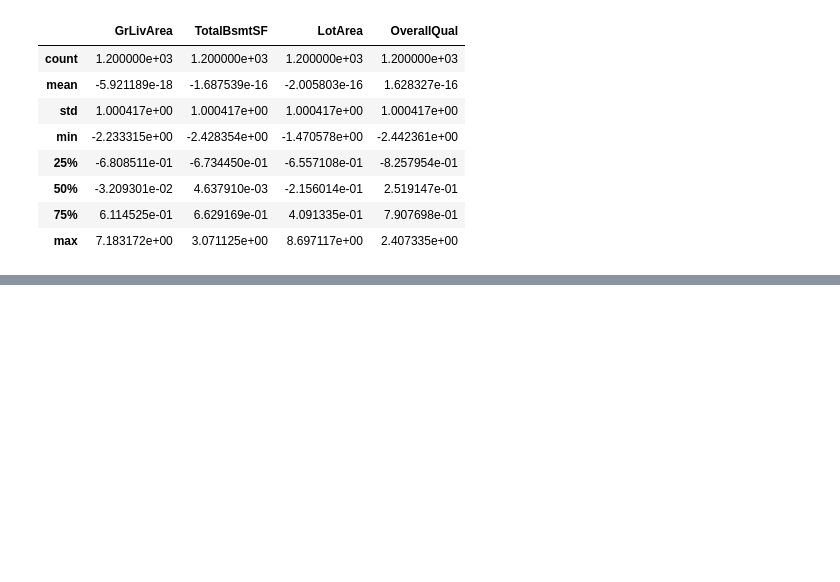
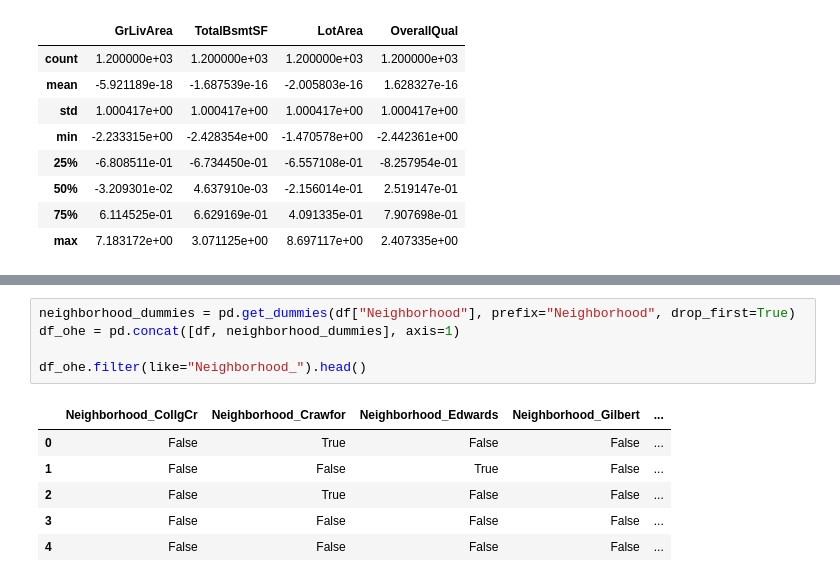
Before and after one commit to Rohitghosh14/Ames_House_price, a Jupyter notebook: notebooks/01_eda_basics.ipynb, the cells around one changed output, grey strips where cells are left out. Saved outputs shown, nothing was run; the diff lists cells and outputs as text; blank space fills up the shorter version.

```diff
--- a/notebooks/01_eda_basics.ipynb
+++ b/notebooks/01_eda_basics.ipynb
@@ -250,0 +303,12 @@ df_scaled[cols_to_scale].describe()
+# %%
+neighborhood_dummies = pd.get_dummies(df["Neighborhood"], prefix="Neighborhood", drop_first=True)
+df_ohe = pd.concat([df, neighborhood_dummies], axis=1)
+
+df_ohe.filter(like="Neighborhood_").head()
+# %% [output]
+|  | Neighborhood_CollgCr | Neighborhood_Crawfor | Neighborhood_Edwards | Neighborhood_Gilbert | ... |
+| 0 | False | True | False | False | ... |
+| 1 | False | False | True | False | ... |
+| 2 | False | True | False | False | ... |
+| 3 | False | False | False | False | ... |
+| 4 | False | False | False | False | ... |
```
Also changed, not shown: parts of 10 cells of this notebook.
